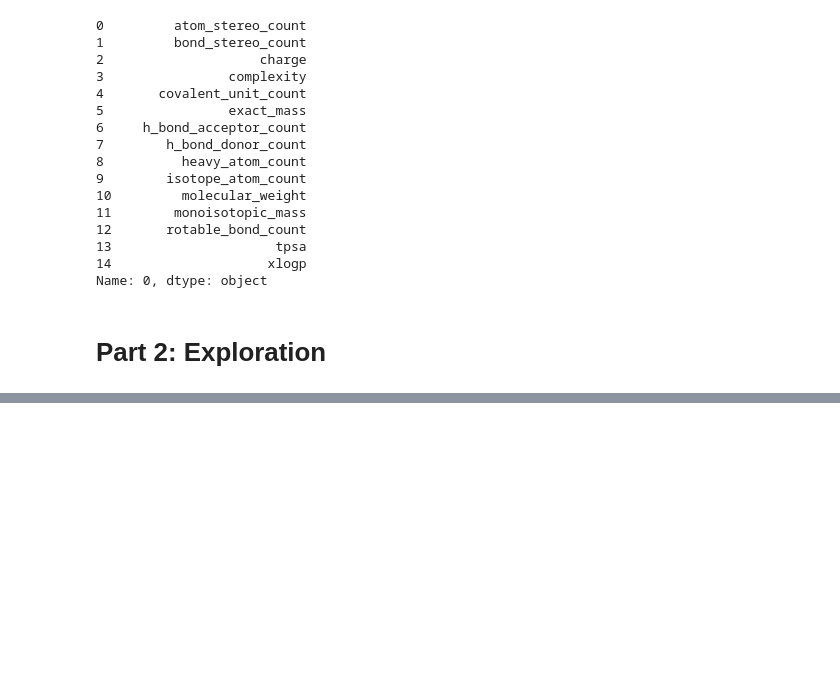
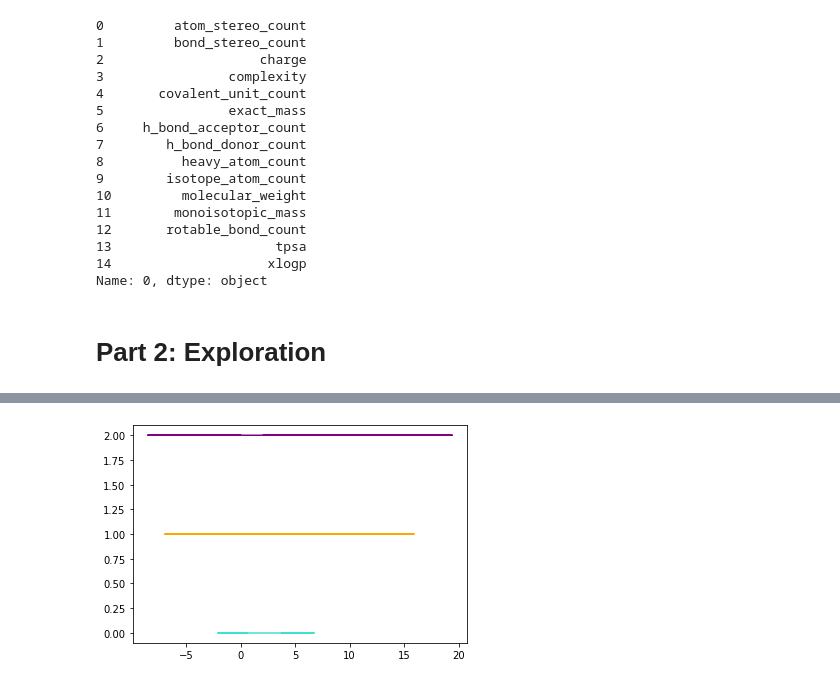
Before and after one commit to adhm271/teamone, a Jupyter notebook: cluster_drugs.ipynb, the cells around one changed output, grey strips where cells are left out. Cells and saved outputs as stored; diff of their text form; code cells hidden in the pictures; blank space fills up the shorter version.

```diff
--- a/cluster_drugs.ipynb
+++ b/cluster_drugs.ipynb
@@ -202,0 +347,5 @@ NameError: name 'lines' is not defined
+# %%
+#see range of xlogp values for each cluster (veritical axis just used for seperation)
+feature_plot('xlogp',drug_measures)
+# %% [output]
+[figure, added]
```
Also changed, not shown: parts of 21 cells of this notebook.
